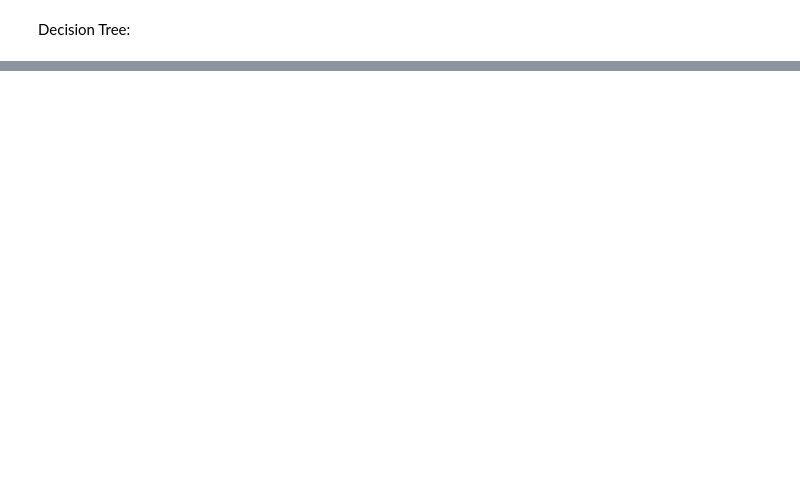
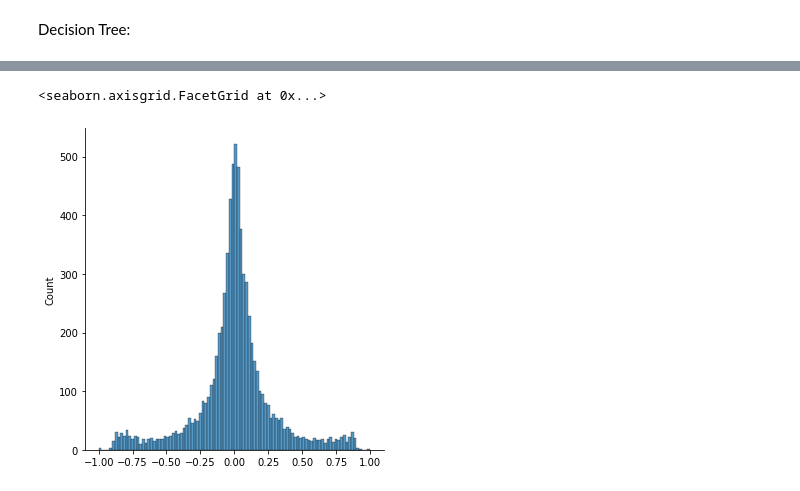
Before and after one commit to tztrz/MSc-Proj, a Jupyter notebook: UKBMS_HADUK_Model.ipynb, the cells around one changed output, grey strips where cells are left out. Saved outputs shown, nothing was run; the diff lists cells and outputs as text; code cells hidden in the pictures; blank space fills up the shorter version.

```diff
--- a/UKBMS_HADUK_Model.ipynb
+++ b/UKBMS_HADUK_Model.ipynb
@@ -102 +126,7 @@ print(np.sqrt(mse3))
+# %%
+y_test3 = y_test3.squeeze()
+sns.displot(y_test3-preds4)
+# %% [output]
+<seaborn.axisgrid.FacetGrid at 0x...>
+[figure, added]
 # %%
```
Also changed, not shown: parts of 22 cells of this notebook.
